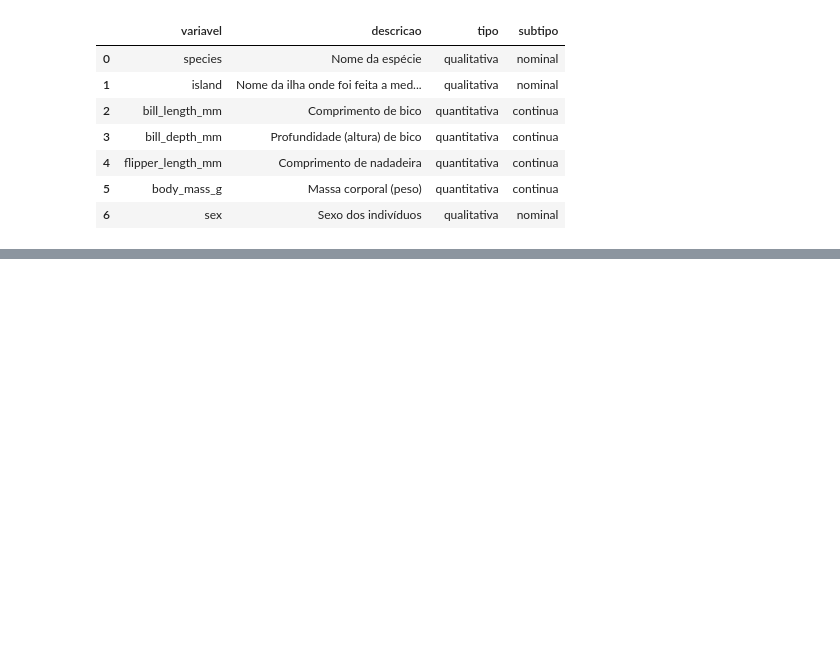
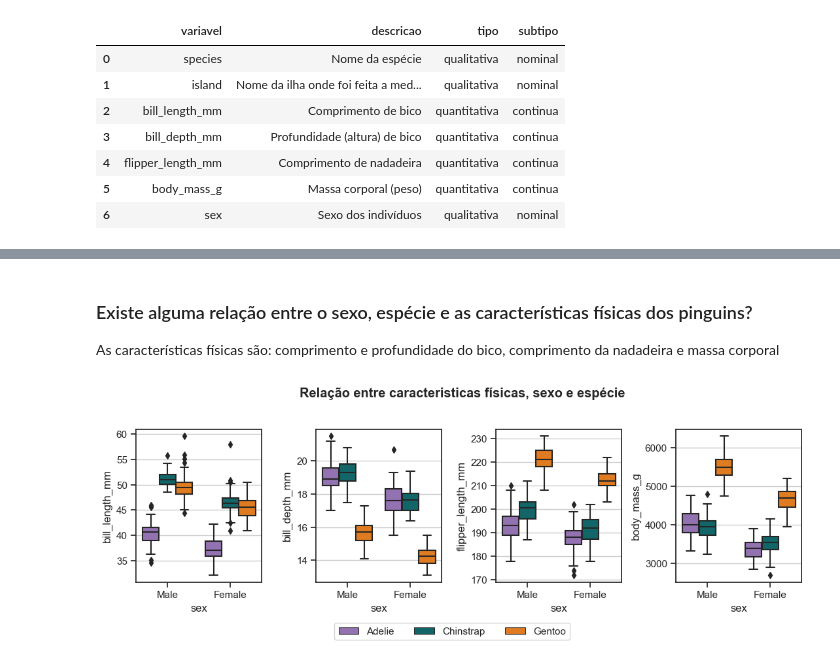
Before and after one commit to Emmanuel-Sampaio/Atlantico-bootcamp-cdd, a Jupyter notebook: notebooks/01-exploratory_data_analysis.ipynb, the cells around one changed output, grey strips where cells are left out. Drawn from its saved outputs; the diff is of its cells as text; code cells hidden in the pictures; blank space fills up the shorter version.

```diff
--- a/notebooks/01-exploratory_data_analysis.ipynb
+++ b/notebooks/01-exploratory_data_analysis.ipynb
@@ -70,0 +225,24 @@ dicionario.to_csv('../data/external/dictionary.csv', index=False)
+# %% [markdown]
+### Existe alguma relação entre o sexo, espécie e as características físicas dos pinguins?
+
+As características físicas são: comprimento e profundidade do bico, comprimento da nadadeira e massa corporal
+# %%
+fig, axes = plt.subplots(1, 4, figsize=(12,4))
+plt.tight_layout(pad=4, w_pad=2, h_pad=5)
+fig.suptitle('Relação entre caracteristicas físicas, sexo e espécie', fontweight='bold')
+for i, variavel in enumerate(dicionario.query("tipo == 'quantitativa'").variavel.to_list()):
+    ax = sns.boxplot(
+        x="sex",
+        y=variavel,
+        hue="species",
+        data=df,
+        ax=axes.flatten()[i]
+    )
+    handles, labels = plt.gca().get_legend_handles_labels()
+    ax.grid(axis='y', linestyle='-')
+    ax.legend([],[], frameon=False)
+# sns.despine(offset=2, trim=True)
+fig.legend(handles, labels, loc='lower center', ncol=3)
+plt.show()
+# %% [output]
+[figure, added]
```
Also changed, not shown: parts of 28 cells of this notebook, 1 other file.
